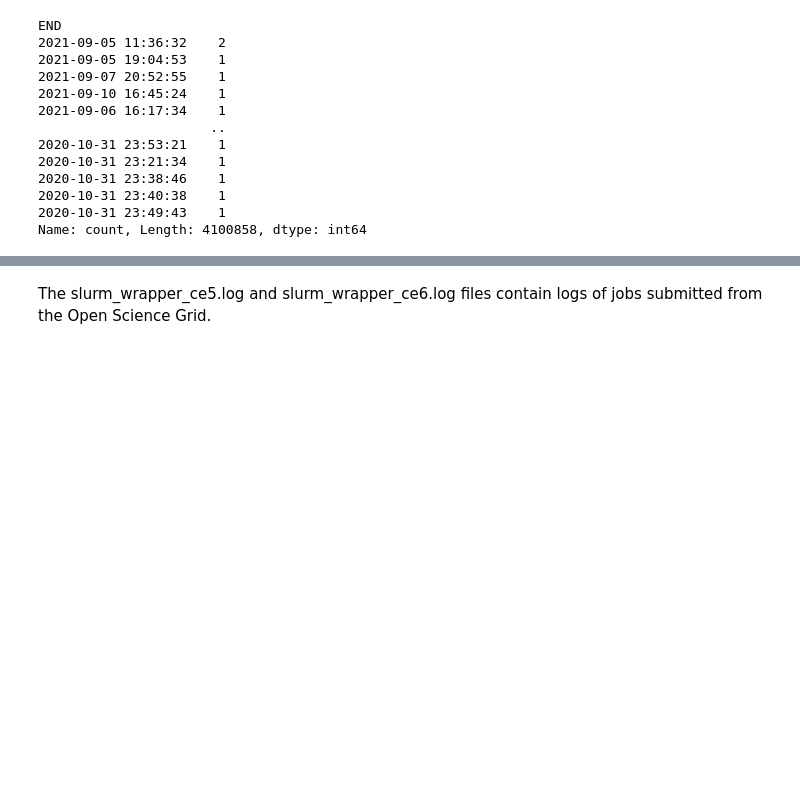
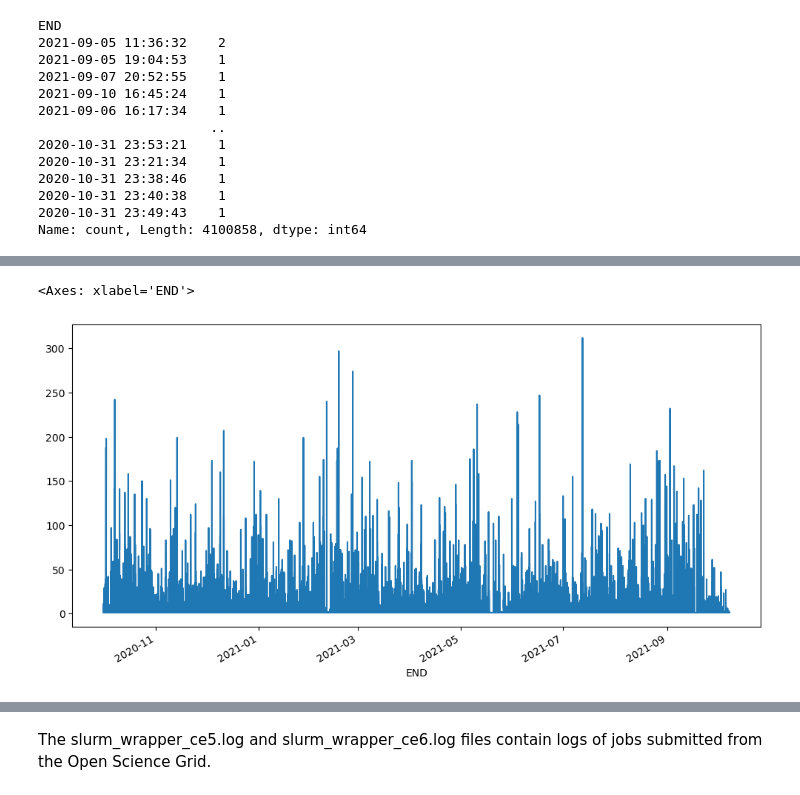
Before and after one commit to nss-data-science-cohort-8/accre-mashed-potatoes, a Jupyter notebook: notebooks/accre_maria.ipynb, the cells around one changed output, grey strips where cells are left out. Cells and saved outputs as stored; diff of their text form; code cells hidden in the pictures; blank space fills up the shorter version.

```diff
--- a/notebooks/accre_maria.ipynb
+++ b/notebooks/accre_maria.ipynb
@@ -260 +220,9 @@ jobs_completed['END'].value_counts(sort=False).plot(kind='line', xlabel='End Dat
+# %%
+plt.figure(figsize = (12,6))
+jobs_completed['END'].value_counts().sort_index().plot()
+#xmin, xmax = plt.xlim()
+#plt.hlines(y = 200, xmin=xmin, xmax=xmax, color = 'red', linestyle = 'dashed')
+# %% [output]
+<Axes: xlabel='END'>
+[figure, added]
 # %%
```
Also changed, not shown: parts of 36 cells of this notebook.
